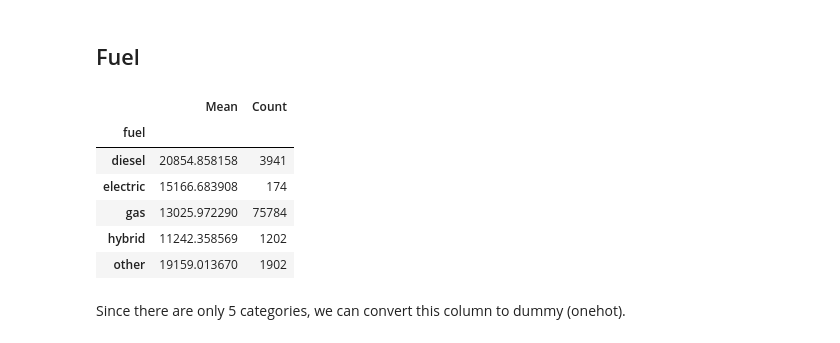
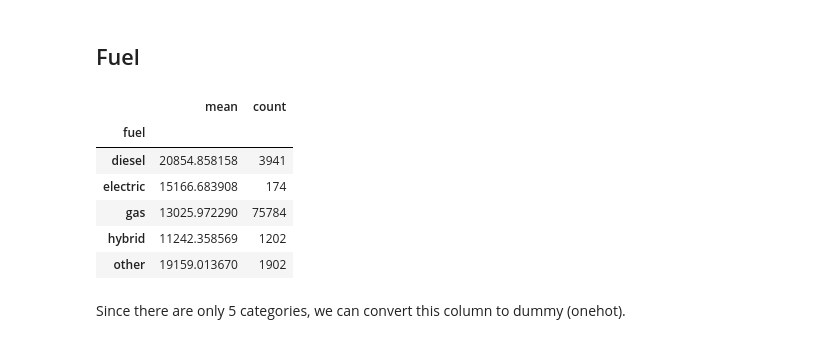
Before and after one commit to bl6g6/ECE-143-Group14, a Jupyter notebook: Prediction.ipynb, the cells around one changed output. Cells and saved outputs as stored; diff of their text form; code cells hidden in the pictures.

```diff
--- a/Prediction.ipynb
+++ b/Prediction.ipynb
@@ -155,9 +170,9 @@ array([ 6.,  4.,  8.,  5.,  3., 10., 12.])
 # %% [markdown]
 ## Fuel
 # %%
-df.groupby("fuel")['price'].agg(Mean='mean', Count='count')
+df.groupby("fuel")['price'].agg([('mean'),('count')])
 # %% [output]
-|  | Mean | Count |
+|  | mean | count |
 | fuel |  |  |
 | diesel | 20854.858158 | 3941 |
 | electric | 15166.683908 | 174 |
```
Also changed, not shown: parts of 53 cells of this notebook.
